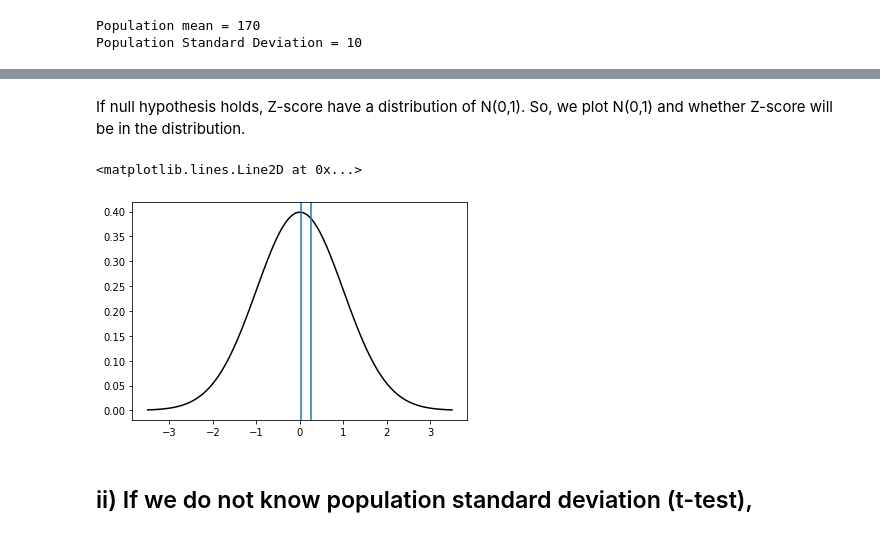
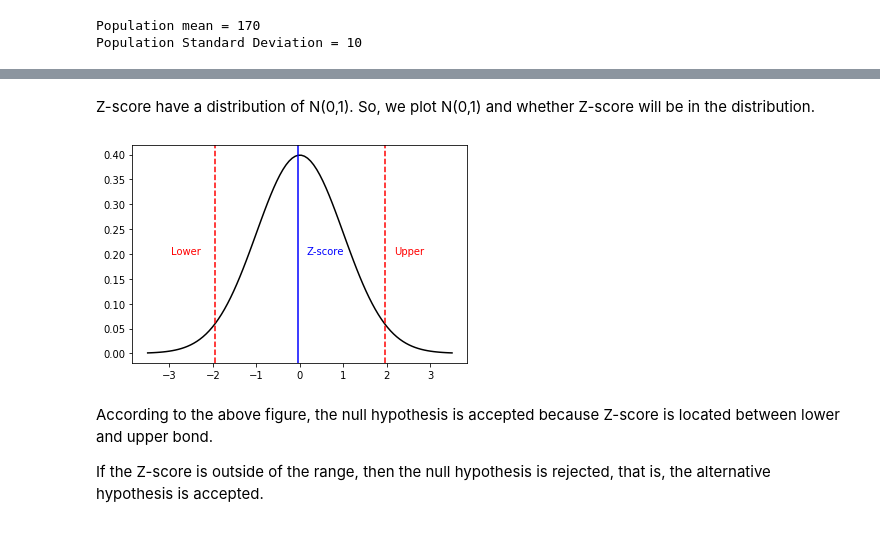
Before and after one commit to yotaKawashima/Statistics, a Jupyter notebook: Test_of_Significance.ipynb, the cells around one changed output, grey strips where cells are left out. Drawn from its saved outputs; the diff is of its cells as text; code cells hidden in the pictures.

```diff
--- a/Test_of_Significance.ipynb
+++ b/Test_of_Significance.ipynb
@@ -85,16 +85,27 @@ Z-score = 0.023904239807029624
 # %% [markdown]
-If null hypothesis holds, Z-score have a distribution of N(0,1). So, we plot N(0,1) and whether Z-score will be in the distribution.
+Z-score have a distribution of N(0,1). So, we plot N(0,1) and whether Z-score will be in the distribution.
 # %%
 # Plot Distribution
 x = np.linspace(0 - 3.5*1, 0 + 3.5*1, 100)
 plt.plot(x, stats.norm.pdf(x, 0, 1), color='k')
 
 # Plot Z-score
-plt.axvline(Z)
+plt.axvline(Z, color = 'b')
+plt.text(Z + 0.2, 0.2, 'Z-score', color = 'b')
 
-plt.axvline(stats.norm.pdf(1-0.05/2, 0, 1))
+# Plot 0.05% point
+percent_a = 0.05
+upper_bond = 1 - percent_a/2
+lower_bond = percent_a/2
+plt.axvline(stats.norm.ppf(upper_bond, 0, 1), color = 'r', linestyle = '--')
+plt.axvline(stats.norm.ppf(lower_bond, 0, 1), color = 'r', linestyle = '--')
+plt.text(stats.norm.ppf(upper_bond, 0, 1) + 0.2, 0.2, 'Upper', color='r')
+plt.text(stats.norm.ppf(lower_bond, 0, 1) - 1, 0.2, 'Lower', color='r')
+
+plt.show()
 # %% [output]
-<matplotlib.lines.Line2D at 0x...>
-[figure, old version]
+[figure, new version]
-# %% [markdown]
-## ii) If we do not know population standard deviation (t-test),
+# %% [markdown]
+According to the above figure, the null hypothesis is accepted because Z-score is located between lower and upper bond.
+
+If the Z-score is outside of the range, then the null hypothesis is rejected, that is, the alternative hypothesis is accepted.
```
Also changed, not shown: parts of 22 cells of this notebook.
